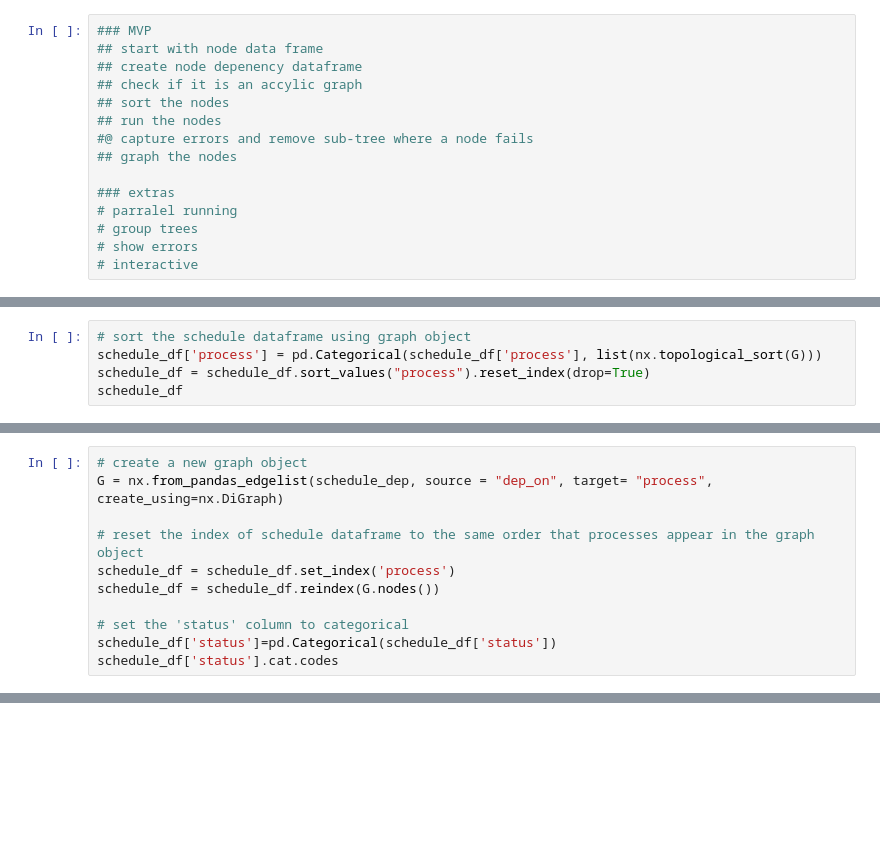
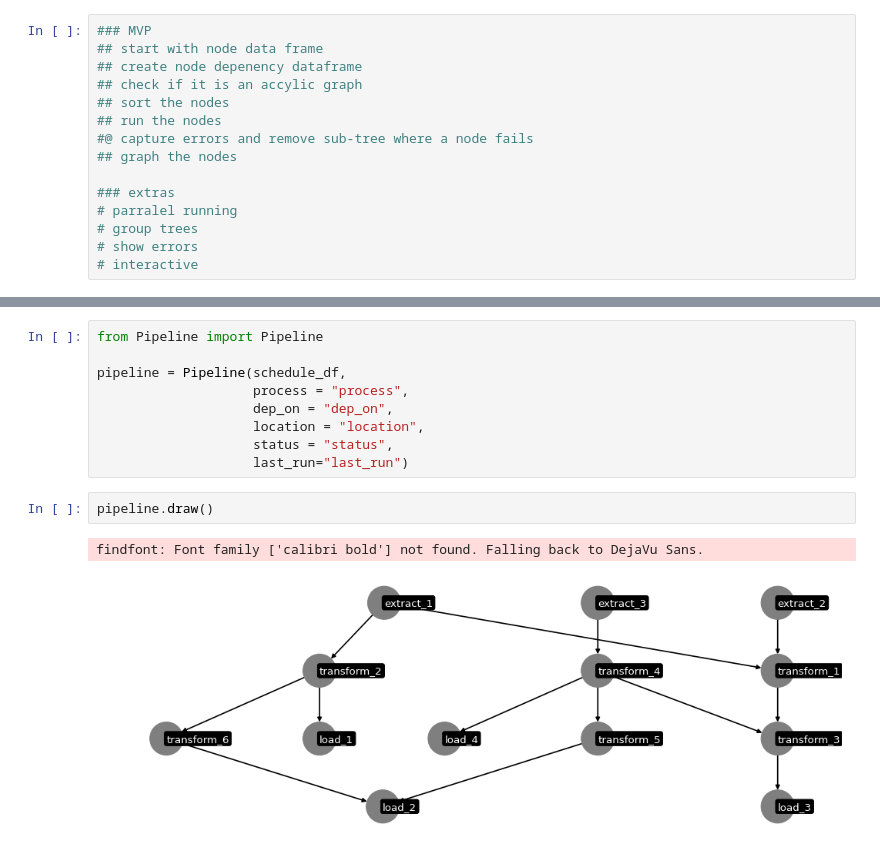
Before and after one commit to lapechie/Data-Pipeline-Tool, a Jupyter notebook: Example.ipynb, the cells around one changed output, grey strips where cells are left out. Cells and saved outputs as stored; diff of their text form; blank space fills up the shorter version.

```diff
--- a/Example.ipynb
+++ b/Example.ipynb
@@ -138,5 +74,0 @@ plt.show()
-# %%
-# sort the schedule dataframe using graph object
-schedule_df['process'] = pd.Categorical(schedule_df['process'], list(nx.topological_sort(G)))
-schedule_df = schedule_df.sort_values("process").reset_index(drop=True)
-schedule_df
@@ -192,11 +74,0 @@ running  extract_3
-# %%
-# create a new graph object
-G = nx.from_pandas_edgelist(schedule_dep, source = "dep_on", target= "process", create_using=nx.DiGraph)
-
-# reset the index of schedule dataframe to the same order that processes appear in the graph object
-schedule_df = schedule_df.set_index('process')
-schedule_df = schedule_df.reindex(G.nodes())
-
-# set the 'status' column to categorical
-schedule_df['status']=pd.Categorical(schedule_df['status'])
-schedule_df['status'].cat.codes
@@ -271,0 +75,14 @@ plt.show()
+# %%
+from Pipeline import Pipeline
+
+pipeline = Pipeline(schedule_df,
+                    process = "process",
+                    dep_on = "dep_on",
+                    location = "location",
+                    status = "status",
+                    last_run="last_run")
+# %%
+pipeline.draw()
+# %% [output]
+findfont: Font family ['calibri bold'] not found. Falling back to DejaVu Sans.
+[figure, added]
```
Also changed, not shown: parts of 12 cells of this notebook.
